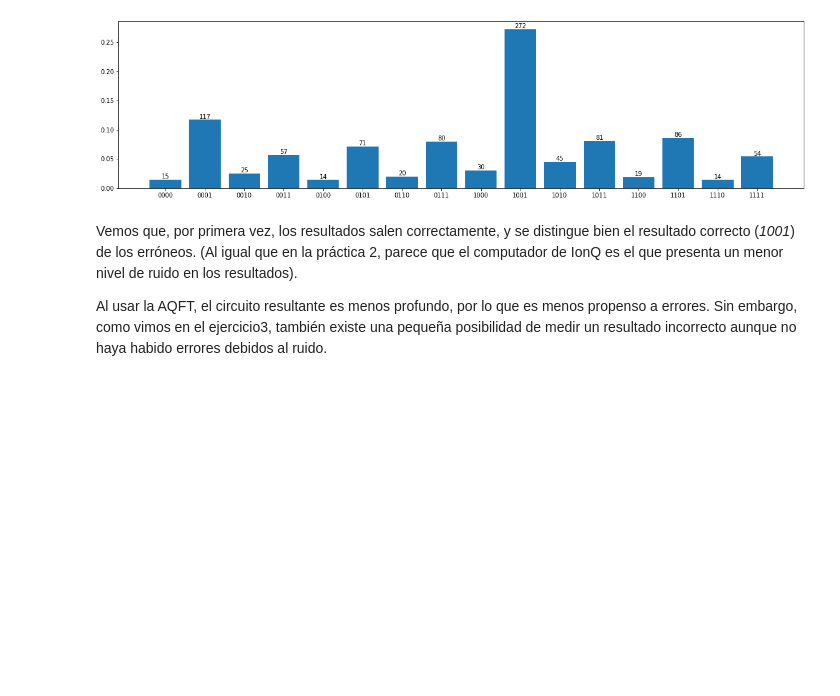
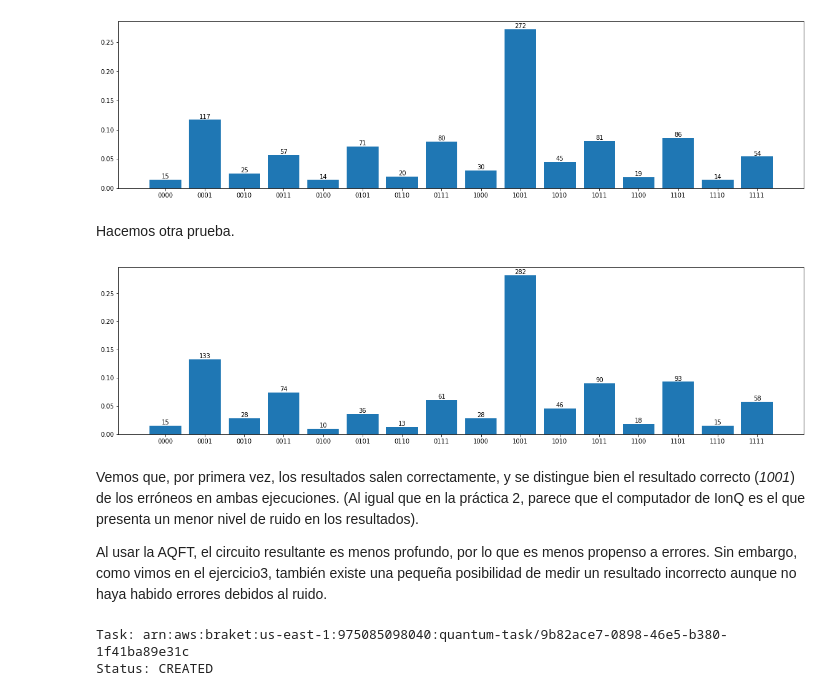
Before and after one commit to gulis1/APCC, a Jupyter notebook: Practica3/Ejercicio4.ipynb, the cells around one changed output. Saved outputs shown, nothing was run; the diff lists cells and outputs as text; code cells hidden in the pictures; blank space fills up the shorter version.

```diff
--- a/Practica3/Ejercicio4.ipynb
+++ b/Practica3/Ejercicio4.ipynb
@@ -463,7 +463,31 @@ results = Counter([''.join(str(i) for i in x[:4]) for x in task.result().measure
 plot_histogram2(results, width=20)
 # %% [output]
 [figure]
+# %% [markdown]
+Hacemos otra prueba.
+# %%
+task = AwsQuantumTask(arn="arn:aws:braket:us-east-1:975085098040:quantum-task/9b82ace7-0898-46e5-b380-1f41ba89e31c")
+
+results = Counter([''.join(str(i) for i in x[:4]) for x in task.result().measurements])
+plot_histogram2(results, width=20)
+# %% [output]
+[figure, added]
 # %% [markdown]
-Vemos que, por primera vez, los resultados salen correctamente, y se distingue bien el resultado correcto (*1001*) de los erróneos. (Al igual que en la práctica 2, parece que el computador de IonQ es el que presenta un menor nivel de ruido en los resultados).
+Vemos que, por primera vez, los resultados salen correctamente, y se distingue bien el resultado correcto (*1001*) de los erróneos en ambas ejecuciones. (Al igual que en la práctica 2, parece que el computador de IonQ es el que presenta un menor nivel de ruido en los resultados).
 
 Al usar la AQFT, el circuito resultante es menos profundo, por lo que es menos propenso a errores. Sin embargo, como vimos en el ejercicio3, también existe una pequeña posibilidad de medir un resultado incorrecto aunque no haya habido errores debidos al ruido.
+# %%
+import boto3
+from braket.circuits import Circuit
+from braket.aws import AwsDevice
+
+device = AwsDevice("arn:aws:braket:::device/qpu/ionq/ionQdevice")
+s3_folder = ("amazon-braket-f085dc433a90", "apcc2022/JulianCamara/IonQ")
+
+
+task = device.run(ionQ_circ, s3_folder)
+print("Task:",task.id)
+print("Status:", task.state())
+# %% [output]
+Task: arn:aws:braket:us-east-1:975085098040:quantum-task/9b82ace7-0898-46e5-b380-1f41ba89e31c
+Status: CREATED
```
